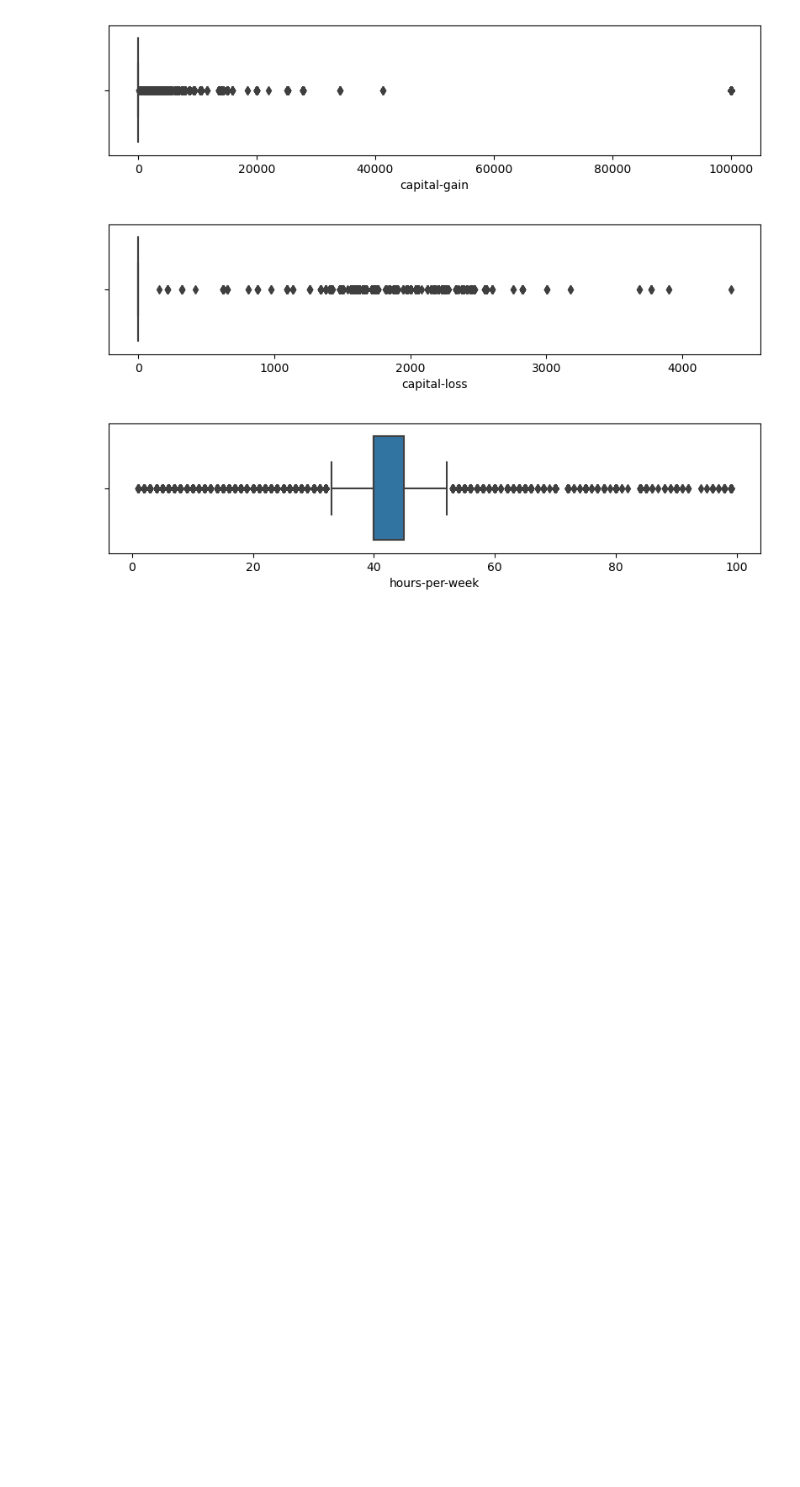
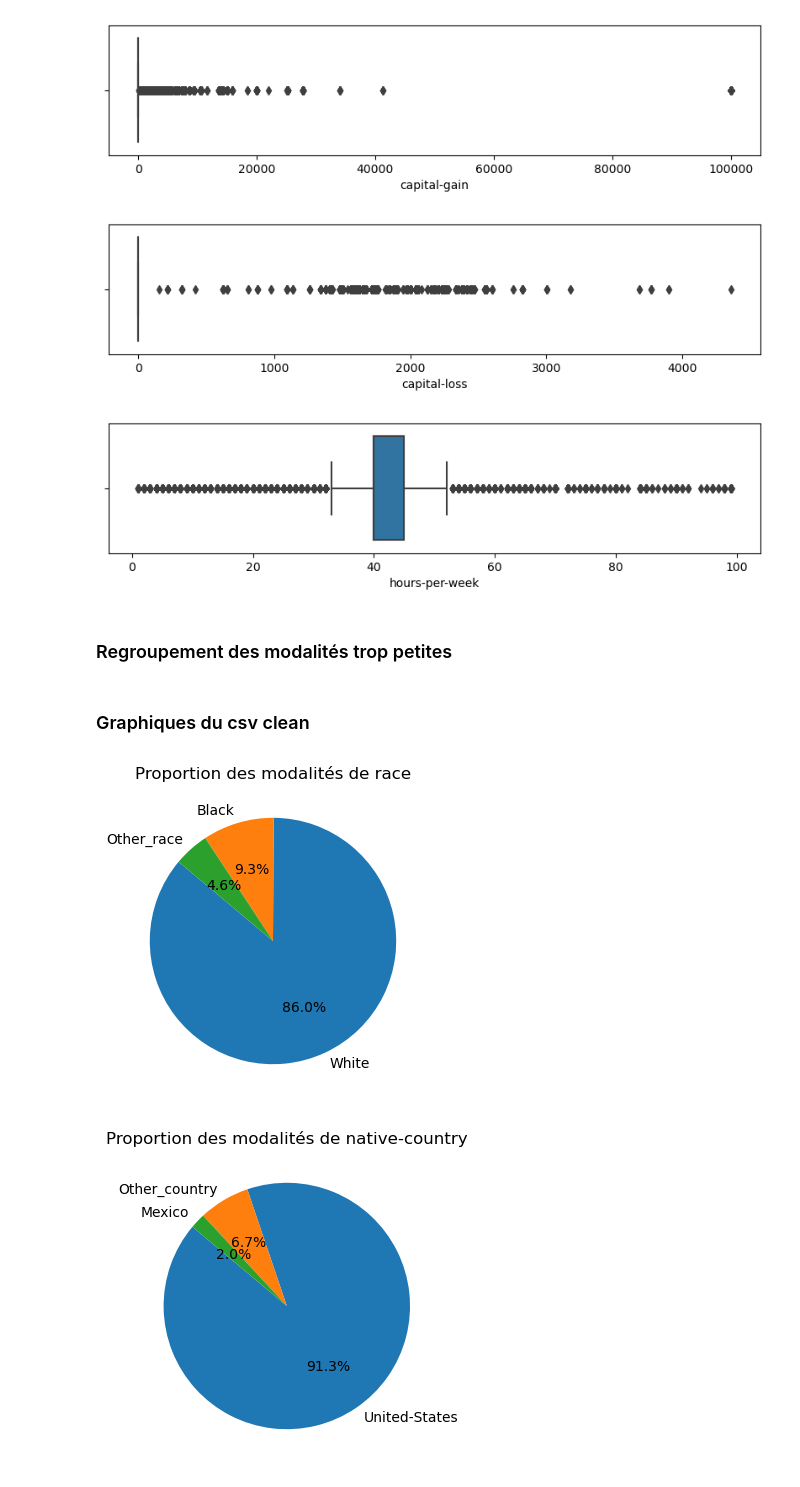
Before and after one commit to Jadorlo/Scoring, a Jupyter notebook: JPT_SCORING_Theo.ipynb, the cells around one changed output. Drawn from its saved outputs; the diff is of its cells as text; code cells hidden in the pictures; blank space fills up the shorter version.

```diff
--- a/JPT_SCORING_Theo.ipynb
+++ b/JPT_SCORING_Theo.ipynb
@@ -143,3 +147,36 @@ for variable in variables_quanti:
 [figure]
 [figure]
 [figure]
+# %% [markdown]
+### Regroupement des modalités trop petites
+# %%
+df_test = df.copy()
+
+df_test['race'] = df_test['race'].replace(
+    {'Asian-Pac-Islander|Amer-Indian-Eskimo|Other': 'Other_race'},
+    regex=True)
+
+df_test['native-country'] = df_test['native-country'].replace(
+    {'^(?!United-States$|Mexico$).+': 'Other_country'},
+    regex=True)
+# %% [markdown]
+### Graphiques du csv clean
+# %%
+#variables_quali = ['workclass', 'education', 'marital-status', 'occupation', 'relationship', 'race', 'gender', 'native-country','income']
+variables_quali = ['race','native-country']
+
+# Boucle qui itere le processus suivant pour chaque variable qualitative
+for col in variables_quali:
+
+    # Calcule les proportions des différentes modalités
+    prop_mod = df_test[col].value_counts()
+
+    # Crée un pie chart grace a mathplotlib
+    plt.figure(figsize=(4, 4))
+    plt.pie(prop_mod, labels=prop_mod.index, autopct='%1.1f%%', startangle=140)
+    plt.title(f"Proportion des modalités de {col}")
+    sns.color_palette("tab10")
+    plt.show()
+# %% [output]
+[figure, added]
+[figure, added]
```
Also changed, not shown: parts of 6 cells of this notebook.
